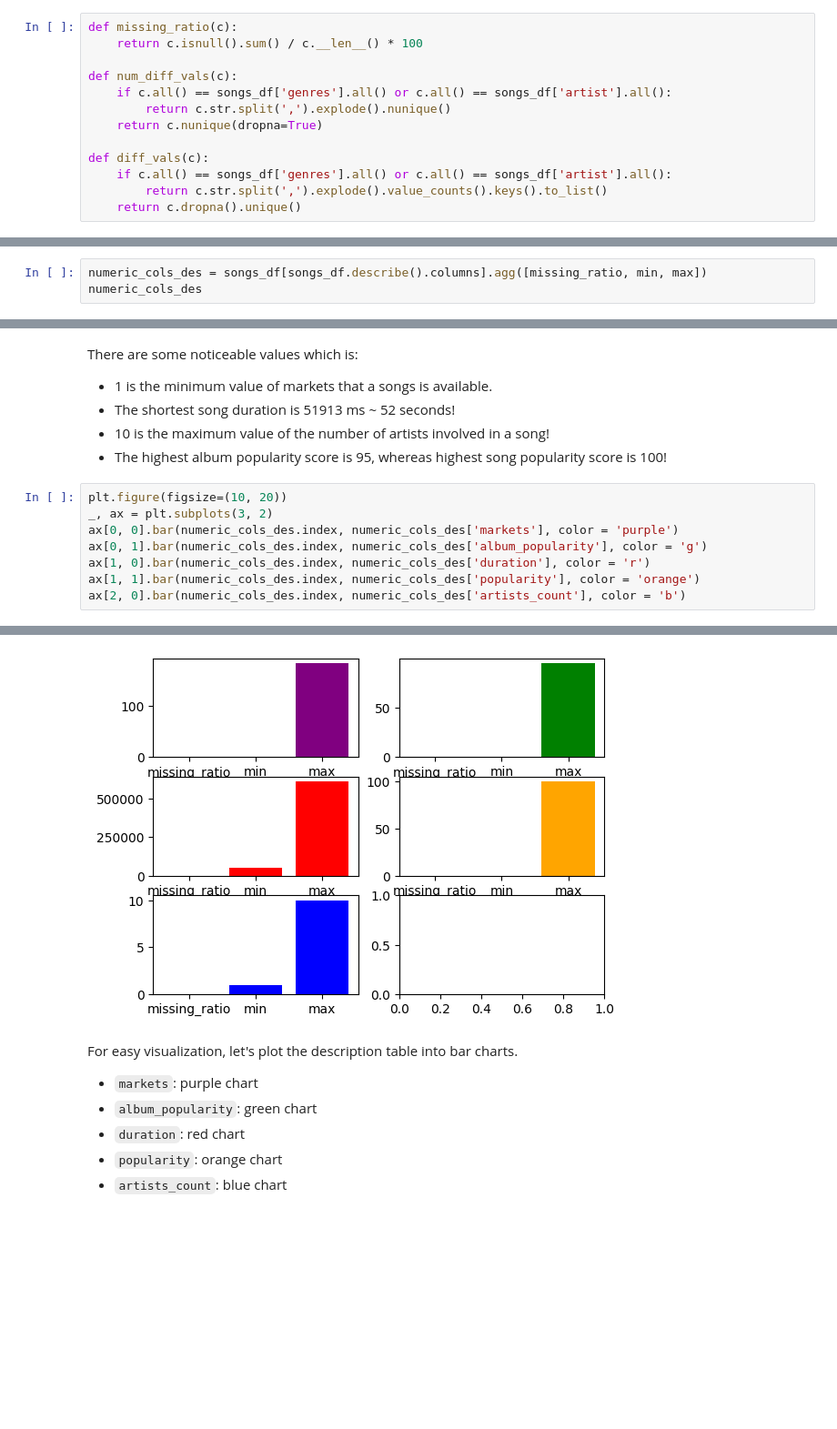
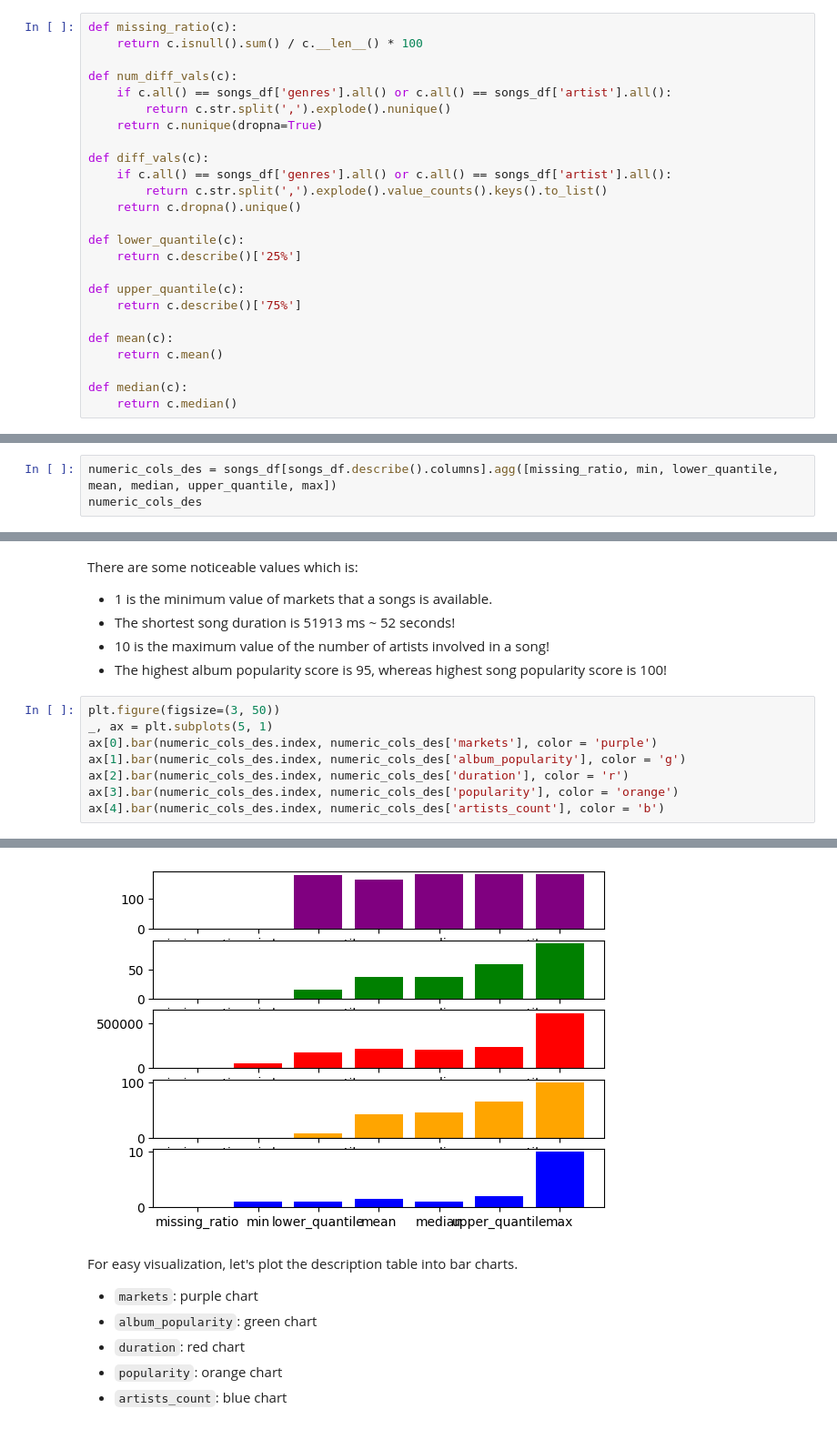
Before and after one commit to quytrungg/Final_Project_CSC14119, a Jupyter notebook: data_exploration/components/songs_data_exploration.ipynb, the cells around one changed output, grey strips where cells are left out. Shown at 91% size. Cells and saved outputs as stored; diff of their text form; blank space fills up the shorter version.

Commit message:
Adjust songs data des, half way through data analysis, modify songs data exploration markdown, modeling and rcm system

```diff
--- a/data_exploration/components/songs_data_exploration.ipynb
+++ b/data_exploration/components/songs_data_exploration.ipynb
@@ -179,6 +239,18 @@ def diff_vals(c):
     if c.all() == songs_df['genres'].all() or c.all() == songs_df['artist'].all():
         return c.str.split(',').explode().value_counts().keys().to_list()
     return c.dropna().unique()
+
+def lower_quantile(c):
+    return c.describe()['25%']
+
+def upper_quantile(c):
+    return c.describe()['75%']
+
+def mean(c):
+    return c.mean()
+
+def median(c):
+    return c.median()
 # %% [markdown]
 For categorical columns, we need to specify what is the missing ratio, number of unique values and list all of the unique values. There are 3 categorical columns in the dataset: `genres`, `artist` and `album`.
 # %%
@@ -233,7 +305,7 @@ Now we can explore the missing ratio, min and max values in numerical colums.
 
 There are 5 numerical columns in total, including: `markets`, `album_popularity`, `duration`, `popularity` and `artists_count`. Let's explore missing ratio, min value and max value of these columns.
 # %%
-numeric_cols_des = songs_df[songs_df.describe().columns].agg([missing_ratio, min, max])
+numeric_cols_des = songs_df[songs_df.describe().columns].agg([missing_ratio, min, lower_quantile, mean, median, upper_quantile, max])
 numeric_cols_des
 # %% [output]
 |  | markets | album_popularity | duration | popularity | artists_count |
@@ -247,11 +323,11 @@ There are some noticeable values which is:
 - 10 is the maximum value of the number of artists involved in a song!
 - The highest album popularity score is 95, whereas highest song popularity score is 100!
 # %%
-plt.figure(figsize=(10, 20))
-_, ax = plt.subplots(3, 2)
-ax[0, 0].bar(numeric_cols_des.index, numeric_cols_des['markets'], color = 'purple')
-ax[0, 1].bar(numeric_cols_des.index, numeric_cols_des['album_popularity'], color = 'g')
-ax[1, 0].bar(numeric_cols_des.index, numeric_cols_des['duration'], color = 'r')
-ax[1, 1].bar(numeric_cols_des.index, numeric_cols_des['popularity'], color = 'orange')
-ax[2, 0].bar(numeric_cols_des.index, numeric_cols_des['artists_count'], color = 'b')
+plt.figure(figsize=(3, 50))
+_, ax = plt.subplots(5, 1)
+ax[0].bar(numeric_cols_des.index, numeric_cols_des['markets'], color = 'purple')
+ax[1].bar(numeric_cols_des.index, numeric_cols_des['album_popularity'], color = 'g')
+ax[2].bar(numeric_cols_des.index, numeric_cols_des['duration'], color = 'r')
+ax[3].bar(numeric_cols_des.index, numeric_cols_des['popularity'], color = 'orange')
+ax[4].bar(numeric_cols_des.index, numeric_cols_des['artists_count'], color = 'b')
 # %% [output]
@@ -260,4 +336,4 @@ ax[2, 0].bar(numeric_cols_des.index, numeric_cols_des['artists_count'], color =
-[figure, old version]
+[figure, new version]
 # %% [markdown]
 For easy visualization, let's plot the description table into bar charts.
 - `markets`: purple chart
```
Also changed, not shown: parts of 20 cells of this notebook, 4 other files.
